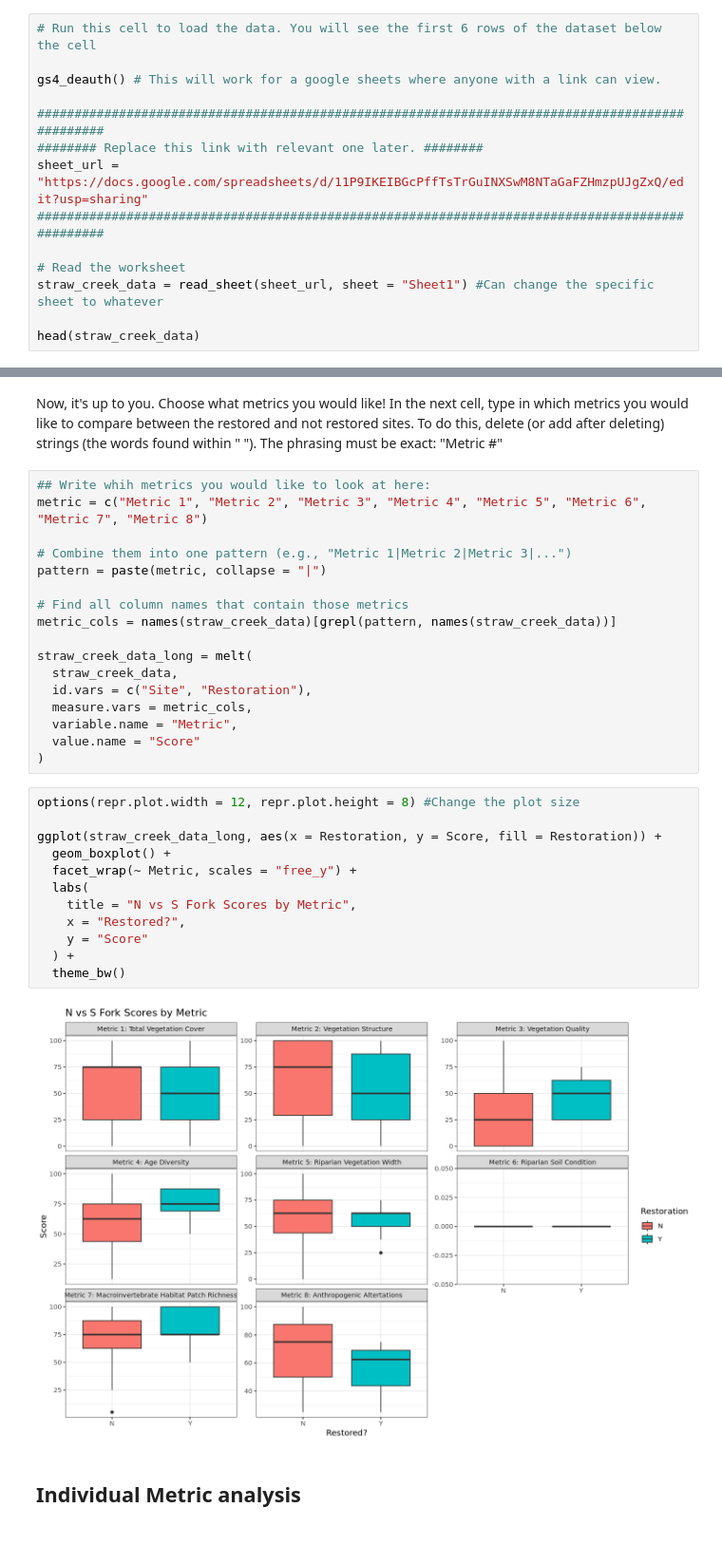
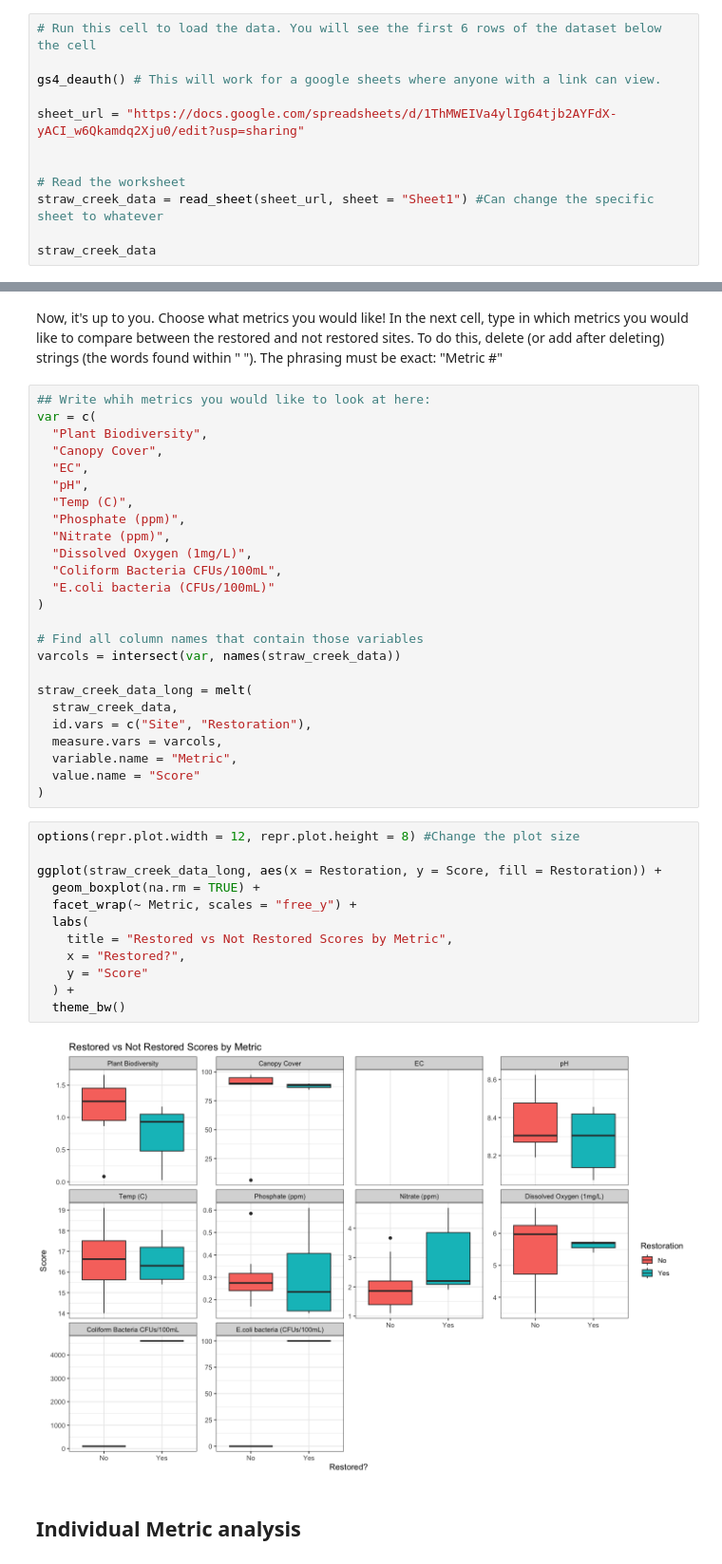
Before and after one commit to ds-modules/Bio-1B, a Jupyter notebook: Strawberry Creek/updated_straw_creek_lab_SP26.ipynb, the cells around one changed output, grey strips where cells are left out. Shown at 95% size. Drawn from its saved outputs; the diff is of its cells as text.

```diff
--- a/Strawberry Creek/updated_straw_creek_lab_SP26.ipynb
+++ b/Strawberry Creek/updated_straw_creek_lab_SP26.ipynb
@@ -70,13 +90,11 @@ Today, we'll be using a set of data that were previously collected from Strawber
 
 gs4_deauth() # This will work for a google sheets where anyone with a link can view.
 
-################################################################################################
-######## Replace this link with relevant one later. ########
-sheet_url = "https://docs.google.com/spreadsheets/d/11P9IKEIBGcPffTsTrGuINXSwM8NTaGaFZHmzpUJgZxQ/edit?usp=sharing"
-################################################################################################
+sheet_url = "https://docs.google.com/spreadsheets/d/1ThMWEIVa4ylIg64tjb2AYFdX-yACI_w6Qkamdq2Xju0/edit?usp=sharing"
+
 
 # Read the worksheet
 straw_creek_data = read_sheet(sheet_url, sheet = "Sheet1") #Can change the specific sheet to whatever
 
-head(straw_creek_data)
+straw_creek_data
 # %% [output]
@@ -371,35 +373,43 @@ Not Restored Mean Index Score: 51.15417
 Now, it's up to you. Choose what metrics you would like! In the next cell, type in which metrics you would like to compare between the restored and not restored sites. To do this, delete (or add after deleting) strings (the words found within " "). The phrasing must be exact: "Metric #"
 # %%
 ## Write whih metrics you would like to look at here:
-metric = c("Metric 1", "Metric 2", "Metric 3", "Metric 4", "Metric 5", "Metric 6", "Metric 7", "Metric 8")
+var = c(
+  "Plant Biodiversity",
+  "Canopy Cover",
+  "EC",
+  "pH",
+  "Temp (C)",
+  "Phosphate (ppm)",
+  "Nitrate (ppm)",
+  "Dissolved Oxygen (1mg/L)",
+  "Coliform Bacteria CFUs/100mL",
+  "E.coli bacteria (CFUs/100mL)"
+)
 
-# Combine them into one pattern (e.g., "Metric 1|Metric 2|Metric 3|...")
-pattern = paste(metric, collapse = "|")
-
-# Find all column names that contain those metrics
-metric_cols = names(straw_creek_data)[grepl(pattern, names(straw_creek_data))]
+# Find all column names that contain those variables
+varcols = intersect(var, names(straw_creek_data))
 
 straw_creek_data_long = melt(
   straw_creek_data,
   id.vars = c("Site", "Restoration"),
-  measure.vars = metric_cols,
+  measure.vars = varcols,
   variable.name = "Metric",
   value.name = "Score"
 )
 # %%
 options(repr.plot.width = 12, repr.plot.height = 8) #Change the plot size
 
 ggplot(straw_creek_data_long, aes(x = Restoration, y = Score, fill = Restoration)) +
-  geom_boxplot() +
+  geom_boxplot(na.rm = TRUE) +
   facet_wrap(~ Metric, scales = "free_y") +
   labs(
-    title = "N vs S Fork Scores by Metric",
+    title = "Restored vs Not Restored Scores by Metric",
     x = "Restored?",
     y = "Score"
   ) +
   theme_bw()
 # %% [output]
-[figure, old version]
+[figure, new version]
 # %% [markdown]
 ## Individual Metric analysis
 # %% [markdown]
```
Also changed, not shown: parts of 16 cells of this notebook, 2 other files.
